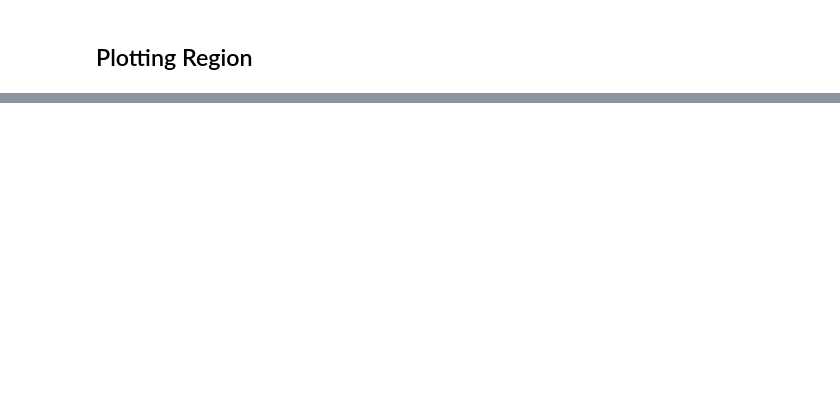
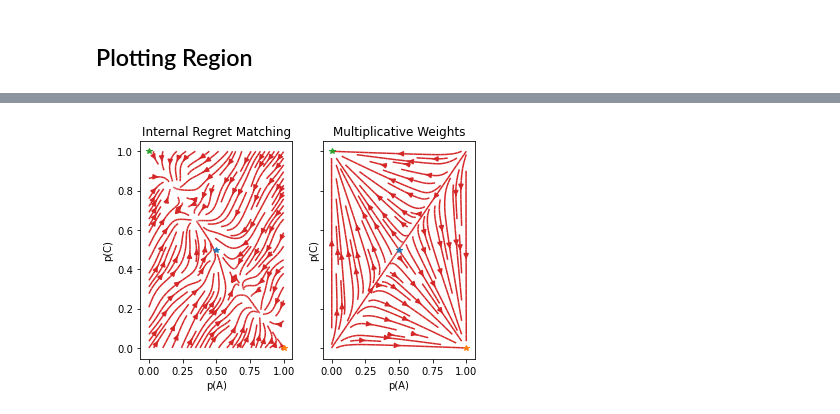
Before and after one commit to linuskratz/BachelorArbeit, a Jupyter notebook: Analysis.ipynb, the cells around one changed output, grey strips where cells are left out. Saved outputs shown, nothing was run; the diff lists cells and outputs as text; code cells hidden in the pictures; blank space fills up the shorter version.

```diff
--- a/Analysis.ipynb
+++ b/Analysis.ipynb
@@ -620,0 +910,30 @@ NameError: name 'namestr' is not defined
+# %%
+def stream_plot(game, game_name, iterations, sample_size, NE, mult_IR = 1):
+    max_actions = max(no_of_actions(game, 0)-1,(no_of_actions(game, 1)-1))
+    fig, axs = plt.subplots(nrows = max_actions, ncols = 2, sharex=True, sharey=True)
+
+
+
+    p0 = np.linspace(0+(10**(-4)), 1-(10**(-4)), sample_size)
+    p1 = np.linspace(0+(10**(-4)), 1-(10**(-4)), sample_size)
+    velocities = calculate_velocities(game, p0, p1, iterations, 0.000001, mult_IR)
+    #plot IR, MW
+    titles = ["Internal Regret Matching","Multiplicative Weights"]
+    for i, velo in enumerate(velocities):
+        for action_no in range(max_actions):
+
+                if axs.ndim > 1:
+                    ax = axs[action_no,i]
+                else:
+                    ax = axs[i]
+                ax.set_title(titles[i])
+                U = np.array(velo[0])
+
+                V = np.array(velo[1])
+
+                for equilibrium in NE:
+                    ax.plot(equilibrium[0][0], equilibrium[1][0], '*')
+                ax.streamplot(p0, p1, U, V)
+                ax.set_xlabel('p(A)')
+                ax.set_ylabel('p(C)')
+    fig.savefig(f'/Users/linuskratz/plot_BA/{game_name}_stream_plot.png')
@@ -627,0 +1023,4 @@ plot_comparison_MWA_vs_IRM(game_three_nash, "Three Nash Game",  initial_random_d
+# %%
+stream_plot(hawk_and_dowe, "hawk_and_dowe", 40, 10, nashEqs["hawk_and_dowe"], mult_IR = 60)
+# %% [output]
+[figure, added]
```
Also changed, not shown: parts of 73 cells of this notebook, 1 other file.
